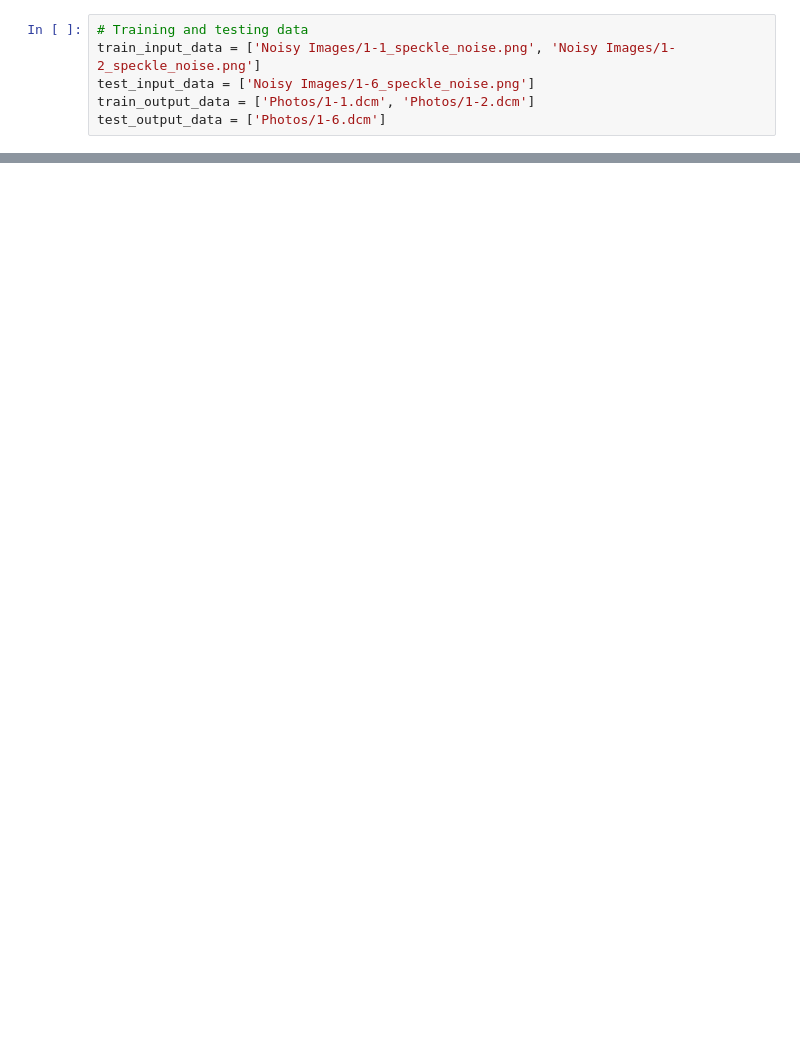
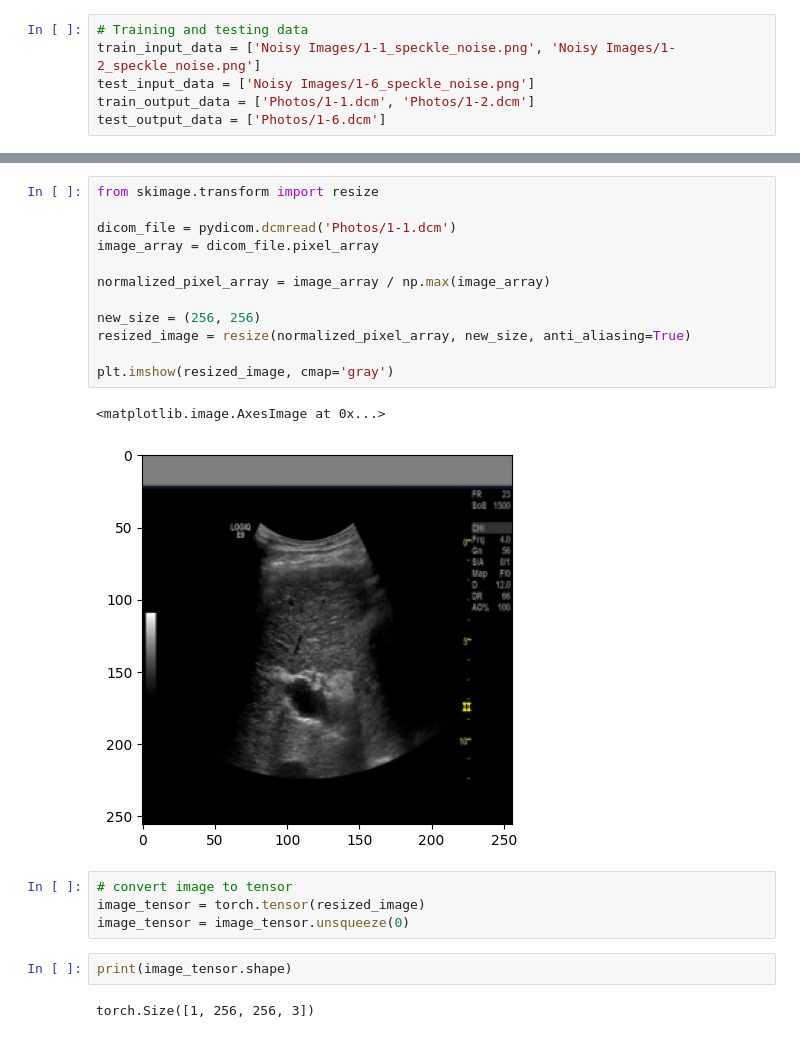
Before and after one commit to NikHerdt/ImageResolutionEnhancement, a Jupyter notebook: ai_training.ipynb, the cells around one changed output, grey strips where cells are left out. Cells and saved outputs as stored; diff of their text form; blank space fills up the shorter version.

```diff
--- a/ai_training.ipynb
+++ b/ai_training.ipynb
@@ -114,0 +13,23 @@ RuntimeError: The size of tensor a (320) must match the size of tensor b (960) a
+# %%
+from skimage.transform import resize
+
+dicom_file = pydicom.dcmread('Photos/1-1.dcm')
+image_array = dicom_file.pixel_array
+
+normalized_pixel_array = image_array / np.max(image_array)
+
+new_size = (256, 256)
+resized_image = resize(normalized_pixel_array, new_size, anti_aliasing=True)
+
+plt.imshow(resized_image, cmap='gray')
+# %% [output]
+<matplotlib.image.AxesImage at 0x...>
+[figure, added]
+# %%
+# convert image to tensor
+image_tensor = torch.tensor(resized_image)
+image_tensor = image_tensor.unsqueeze(0)
+# %%
+print(image_tensor.shape)
+# %% [output]
+torch.Size([1, 256, 256, 3])
```
Also changed, not shown: parts of 4 cells of this notebook.
